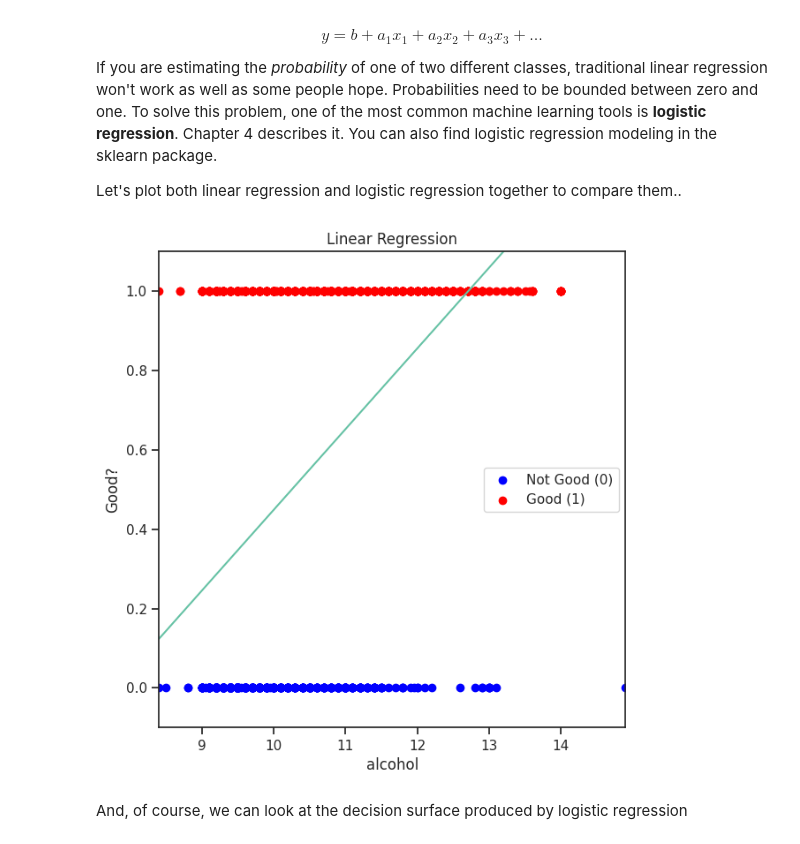
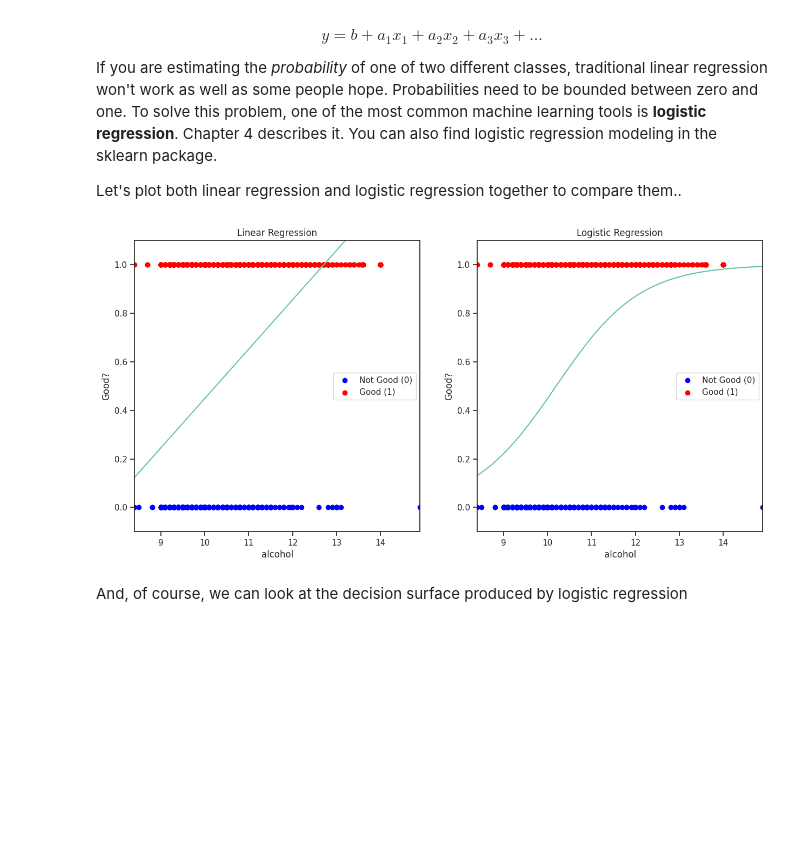
Before and after one commit to HanquanL/DS-Tech-2026spring, a Jupyter notebook: Module3_Fitting_CrossVal/Fitting_and_overfitting.ipynb, the cells around one changed output. Saved outputs shown, nothing was run; the diff lists cells and outputs as text; code cells hidden in the pictures; blank space fills up the shorter version.

```diff
--- a/Module3_Fitting_CrossVal/Fitting_and_overfitting.ipynb
+++ b/Module3_Fitting_CrossVal/Fitting_and_overfitting.ipynb
@@ -138,8 +145,8 @@ This seems to fit our data better than the purely linear model. What if we use p
 # %%
 plt.figure(figsize=(14, 5))
 # degrees of the polynomial
-degrees = [1, 2, 3]
-#degrees = [1, 3, 10]
+#degrees = [1, 2, 3]
+degrees = [1, 3, 10]
 for i in range(len(degrees)):
     ax = plt.subplot(1, len(degrees), i + 1)
     plt.setp(ax, xticks=(), yticks=())
@@ -157,7 +164,7 @@ Expected_Y = true_function(X.x1)
 plt.figure(figsize=(14, 5))
 # Fit Regression Trees
 depths = [1]
-#depths = [1,2]
+depths = [1,2,10]
 for i, depth in enumerate(depths):
     ax = plt.subplot(1, len(depths), i + 1)
     #plt.setp(ax, xticks=(), yticks=())
@@ -198,7 +205,7 @@ if 'trained_cache' not in locals():
 
 mlp_configs = {
     "Smoother MLP": MLPRegressor(
-        hidden_layer_sizes=(20,), activation="tanh", solver="lbfgs",
+        hidden_layer_sizes=(26,), activation="tanh", solver="lbfgs",
         alpha=1e-3, learning_rate_init=1e-3, max_iter=3000, random_state=42
     ),
     "Very flexible MLP": MLPRegressor(
@@ -436,13 +443,13 @@ def logistic_predict(model, X):
 # %%
 plt.figure(figsize=[15,7])
 
 plt.subplot(1, 2, 1)
 plot_linear(X, Y, "alcohol", "Linear Regression")
 
-#plt.subplot(1,2,2)
-#plot_linear(X, Y, "alcohol", "Logistic Regression")
+plt.subplot(1,2,2)
+plot_linear(X, Y, "alcohol", "Logistic Regression")
 # %% [output]
-[figure, old version]
+[figure, new version]
 # %% [markdown]
 And, of course, we can look at the decision surface produced by logistic regression
 # %%
```
Also changed, not shown: parts of 7 cells of this notebook, 1 other file.
